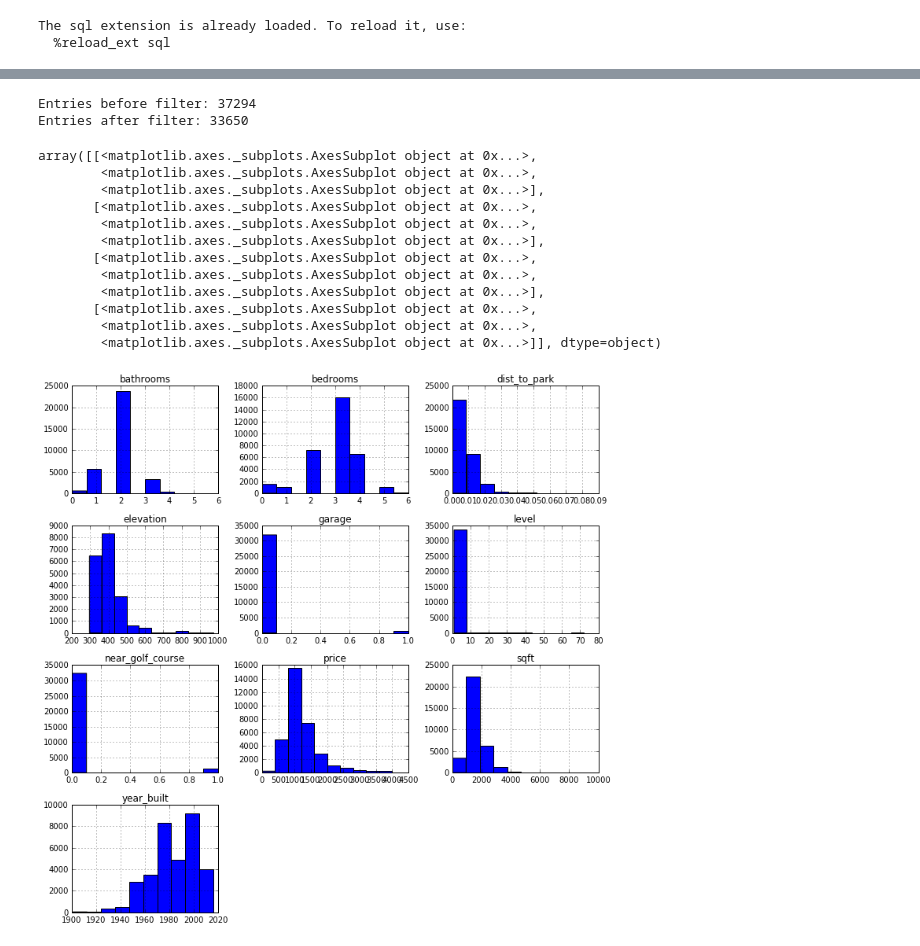
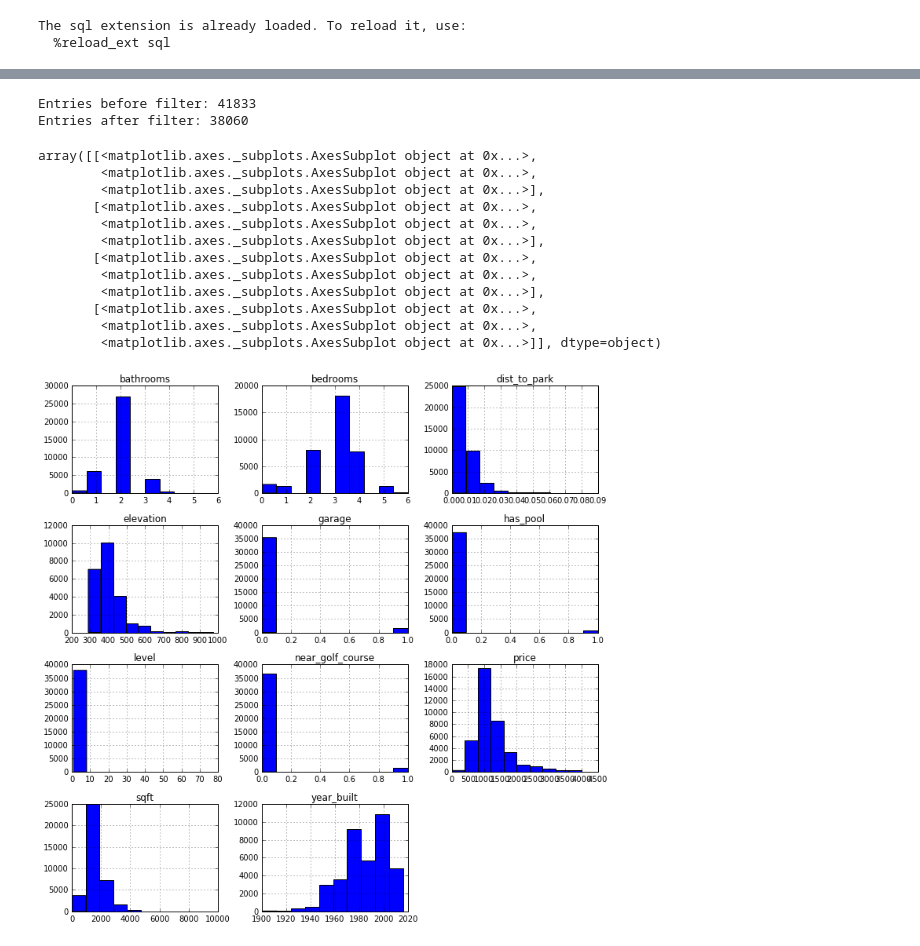
Before and after one commit to ivoytov/rentalnerd, a Jupyter notebook: scraper/PHX Model v3.ipynb, the cells around one changed output, grey strips where cells are left out. Cells and saved outputs as stored; diff of their text form; code cells hidden in the pictures.

```diff
--- a/scraper/PHX Model v3.ipynb
+++ b/scraper/PHX Model v3.ipynb
@@ -61,6 +62,7 @@ properties.dist_to_park,  \
 properties.zipcode, \
 properties.dist_to_golf_course, \
 properties.near_golf_course, \
+properties.has_pool, \
 properties.home_type, \
 property_transaction_logs.id 'ptl_id',  \
 property_transaction_logs.transaction_type,  \
@@ -128,6 +130,7 @@ data['latlong'] = pts
 data["year"] = pd.DatetimeIndex(data["date"]).to_period('A')
 # %%
 data["near_golf_course"] = data["near_golf_course"].apply(lambda x: True if x == 1.0 else False)
+data["has_pool"] = data["has_pool"].apply(lambda x: True if x == 1.0 else False)
 # %%
 data.describe() #identify filtering tresholds to clean up bad data
 # %% [output]
@@ -157,24 +160,24 @@ data = data[  (data.sqft <= 10000)
 
 print "Entries after filter: " + `len(data)`
 # %% [output]
-Entries before filter: 37294
-Entries after filter: 33650
+Entries before filter: 41833
+Entries after filter: 38060
 # %%
-data.hist(column=['bathrooms','bedrooms','price','garage','level','year_built','sqft','elevation','luxurious','dist_to_park', 'near_golf_course'],figsize=(12,12))
+data.hist(column=['has_pool','bathrooms','bedrooms','price','garage','level','year_built','sqft','elevation','luxurious','dist_to_park', 'near_golf_course'],figsize=(12,12))
 # %% [output]
 array([[<matplotlib.axes._subplots.AxesSubplot object at 0x...>,
         <matplotlib.axes._subplots.AxesSubplot object at 0x...>,
         <matplotlib.axes._subplots.AxesSubplot object at 0x...>],
        [<matplotlib.axes._subplots.AxesSubplot object at 0x...>,
         <matplotlib.axes._subplots.AxesSubplot object at 0x...>,
         <matplotlib.axes._subplots.AxesSubplot object at 0x...>],
        [<matplotlib.axes._subplots.AxesSubplot object at 0x...>,
         <matplotlib.axes._subplots.AxesSubplot object at 0x...>,
         <matplotlib.axes._subplots.AxesSubplot object at 0x...>],
        [<matplotlib.axes._subplots.AxesSubplot object at 0x...>,
         <matplotlib.axes._subplots.AxesSubplot object at 0x...>,
         <matplotlib.axes._subplots.AxesSubplot object at 0x...>]], dtype=object)
-[figure, old version]
+[figure, new version]
 # %%
 class ListTable(list):
     """ Overridden list class which takes a 2-dimensional list of
```
Also changed, not shown: parts of 7 cells of this notebook.
